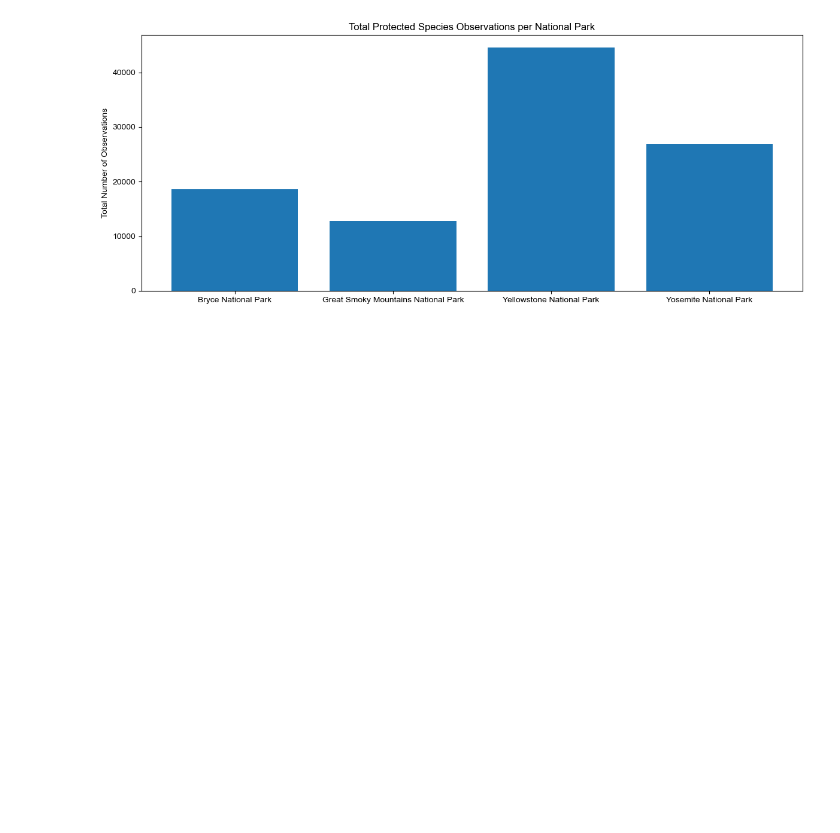
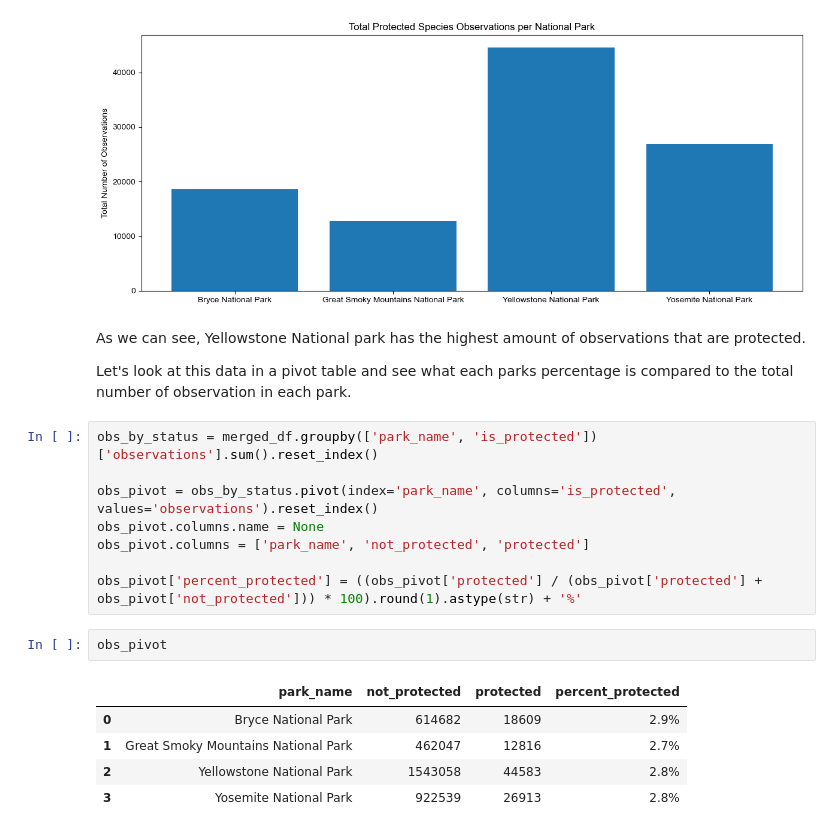
Before and after one commit to Kaitlan-Starchman/biodiversity-portfolio, a Jupyter notebook: biodiversity-portfolio-checkpoint.ipynb, the cells around one changed output. Saved outputs shown, nothing was run; the diff lists cells and outputs as text; blank space fills up the shorter version.

```diff
--- a/biodiversity-portfolio-checkpoint.ipynb
+++ b/biodiversity-portfolio-checkpoint.ipynb
@@ -325,3 +334,23 @@ plt.tight_layout()
 plt.show()
 # %% [output]
 [figure]
+# %% [markdown]
+As we can see, Yellowstone National park has the highest amount of observations that are protected.
+
+Let's look at this data in a pivot table and see what each parks percentage is compared to the total number of observation in each park.
+# %%
+obs_by_status = merged_df.groupby(['park_name', 'is_protected'])['observations'].sum().reset_index()
+
+obs_pivot = obs_by_status.pivot(index='park_name', columns='is_protected', values='observations').reset_index()
+obs_pivot.columns.name = None
+obs_pivot.columns = ['park_name', 'not_protected', 'protected']
+
+obs_pivot['percent_protected'] = ((obs_pivot['protected'] / (obs_pivot['protected'] + obs_pivot['not_protected'])) * 100).round(1).astype(str) + '%'
+# %%
+obs_pivot
+# %% [output]
+|  | park_name | not_protected | protected | percent_protected |
+| 0 | Bryce National Park | 614682 | 18609 | 2.9% |
+| 1 | Great Smoky Mountains National Park | 462047 | 12816 | 2.7% |
+| 2 | Yellowstone National Park | 1543058 | 44583 | 2.8% |
+| 3 | Yosemite National Park | 922539 | 26913 | 2.8% |
```
Also changed, not shown: parts of 11 cells of this notebook.
